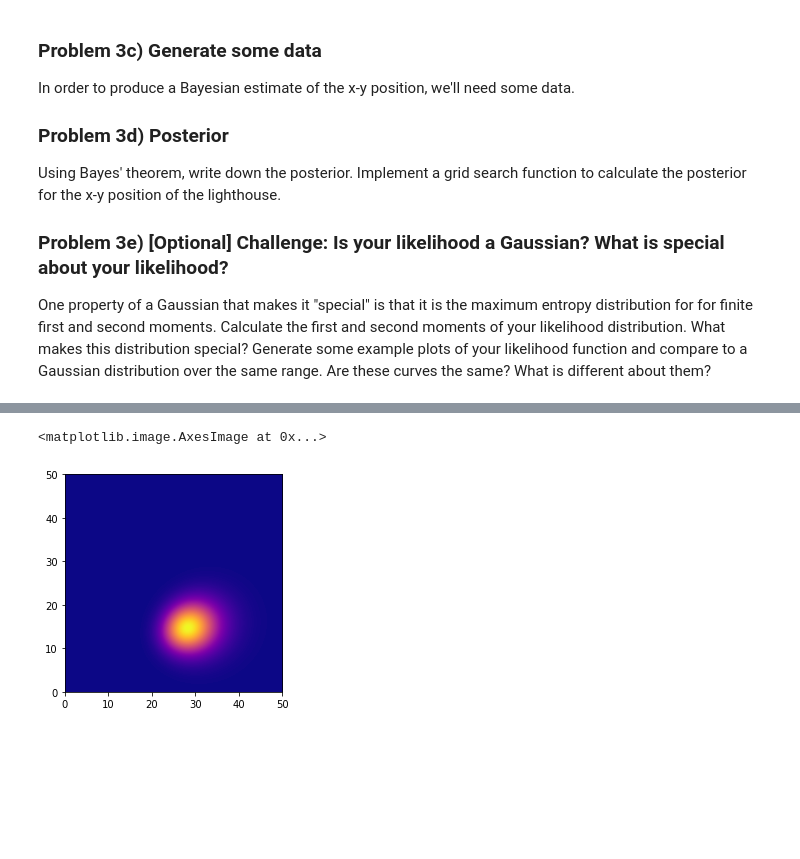
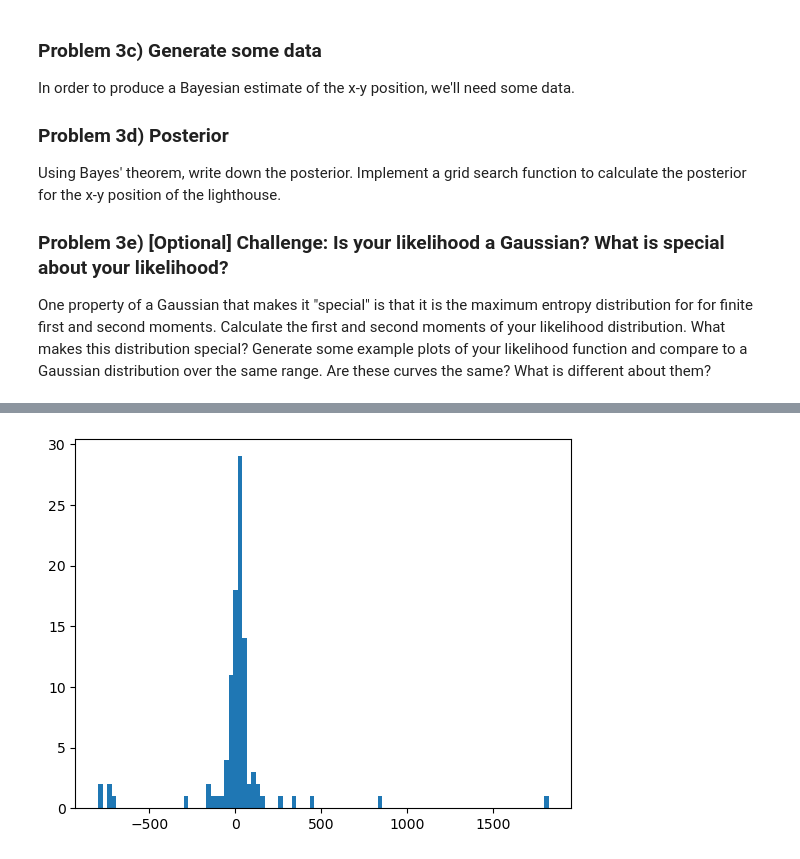
Before and after one commit to mwanakijiji/Hunstead_local, a Jupyter notebook: Hunstead_II_Tutorial_Solutions.ipynb, the cells around one changed output, grey strips where cells are left out. Cells and saved outputs as stored; diff of their text form; code cells hidden in the pictures; blank space fills up the shorter version.

```diff
--- a/Hunstead_II_Tutorial_Solutions.ipynb
+++ b/Hunstead_II_Tutorial_Solutions.ipynb
@@ -222,44 +256,10 @@ One property of a Gaussian that makes it "special" is that it is the maximum ent
 # %%
-from numpy.random import uniform
-import matplotlib.pyplot as plt
-
-# unknown true values of the position
-
-x_0 = 10
-y_0  = 30
-
-# generate data
-
-thetas = uniform(-np.pi/2,np.pi/2, 100)
-
 def make_data(x, y, thetas):
     return y * np.tan(thetas) + x
 
 xs = make_data(x_0, y_0, thetas)
-
-def ln_posterior(x_0, y_0, x):
-    log_posterior = np.log((y_0/np.pi) * 1/ (y_0**2 + (x - x_0)**2))
-    return log_posterior
-
-def grid_search(x_0_grid, y_0_grid, datum):
-    M, B = np.meshgrid(x_0_grid, y_0_grid)
-
-    posterior_grid = np.zeros(M.shape)
-    for i, m, in enumerate(M):
-        for j, b in enumerate(B):
-            posterior_grid[i,j] = ln_posterior(m[i], b[j], datum)
-
-    return posterior_grid
-
-x_0_grid = np.linspace(0, 50, 250)
-y_0_grid = np.linspace(0, 50, 250)
-
-posterior = np.zeros((len(x_0_grid), len(y_0_grid)))
-
-for data in xs:
-    posterior += grid_search(x_0_grid, y_0_grid, data)
-
-plt.imshow(np.exp(posterior), extent = (0, 50, 0, 50), origin = 'lower', cmap = 'plasma')
-# %% [output]
-<matplotlib.image.AxesImage at 0x...>
-[figure, removed]
+# %%
+plt.hist(xs, bins=100)
+plt.show()
+# %% [output]
+[figure, added]
```
Also changed, not shown: parts of 11 cells of this notebook, 2 other files.
